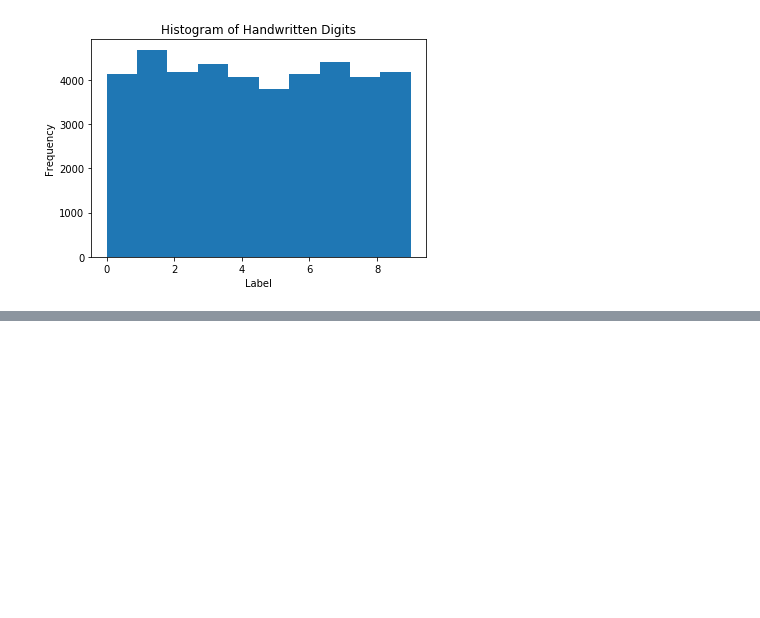
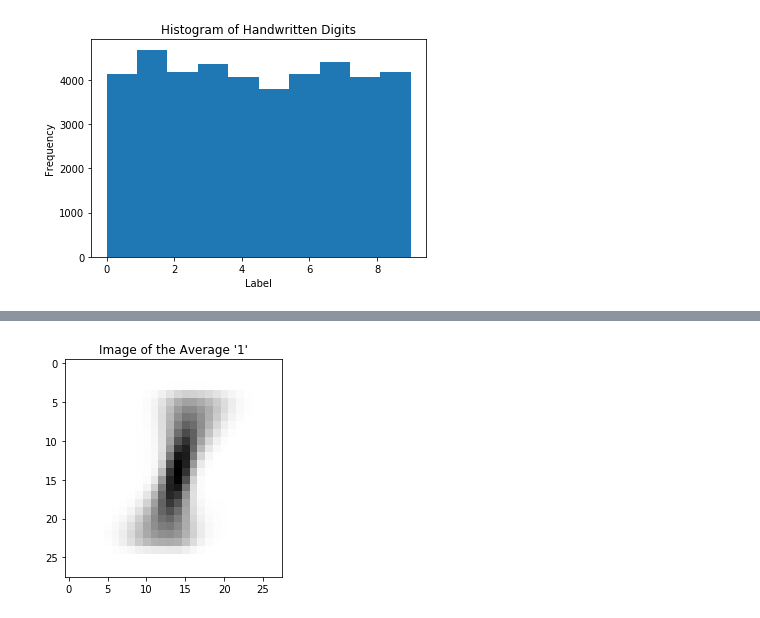
Before and after one commit to samers101/Samer-Shenouda, a Jupyter notebook: projects/final-project/03-exploratory-analysis/Final Project Digit Recognition EDA.ipynb, the cells around one changed output, grey strips where cells are left out. Saved outputs shown, nothing was run; the diff lists cells and outputs as text; code cells hidden in the pictures; blank space fills up the shorter version.

```diff
--- a/projects/final-project/03-exploratory-analysis/Final Project Digit Recognition EDA.ipynb
+++ b/projects/final-project/03-exploratory-analysis/Final Project Digit Recognition EDA.ipynb
@@ -60,0 +105,9 @@ TypeError: 'DataFrame' object is not callable
+# %%
+digits_1=data_training[data_training.label==1].mean()
+digits_1_nolabel=digits_1.drop(['label'])
+digits_1_array=digits_1_nolabel.values.reshape(28,28)
+plt.imshow(digits_1_array, cmap=plt.cm.gray_r, interpolation='nearest')
+plt.title("Image of the Average '1'")
+plt.show()
+# %% [output]
+[figure, added]
```
Also changed, not shown: parts of 16 cells of this notebook.
